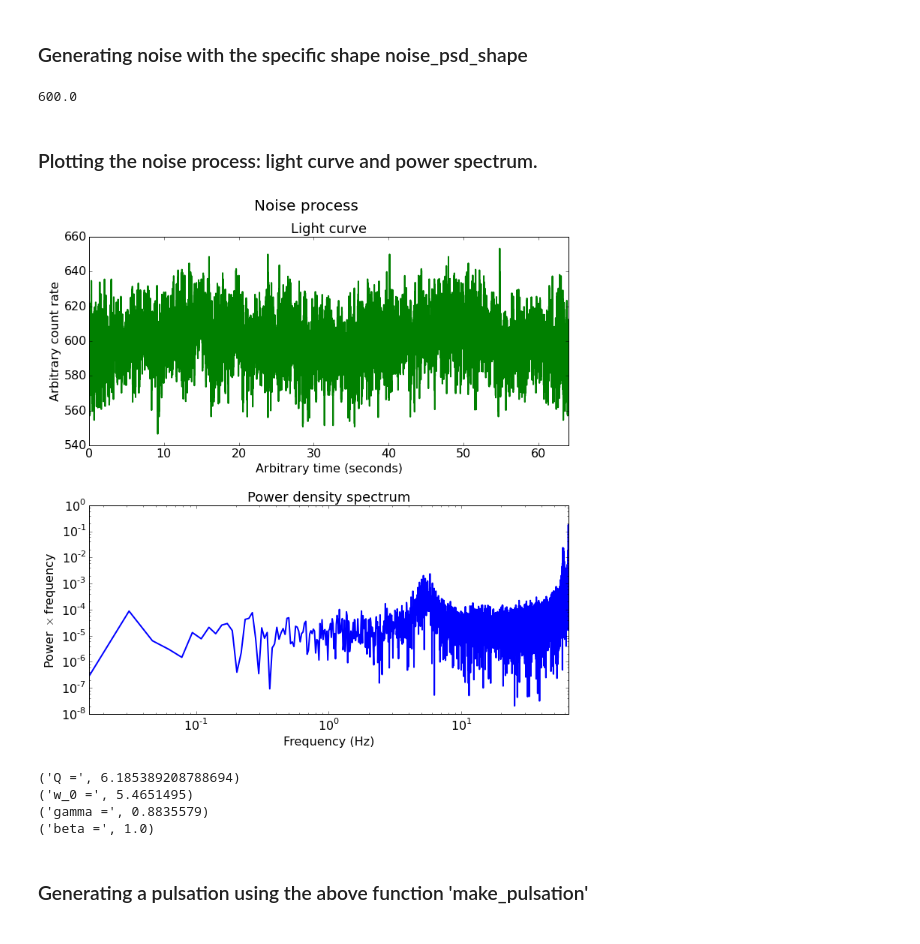
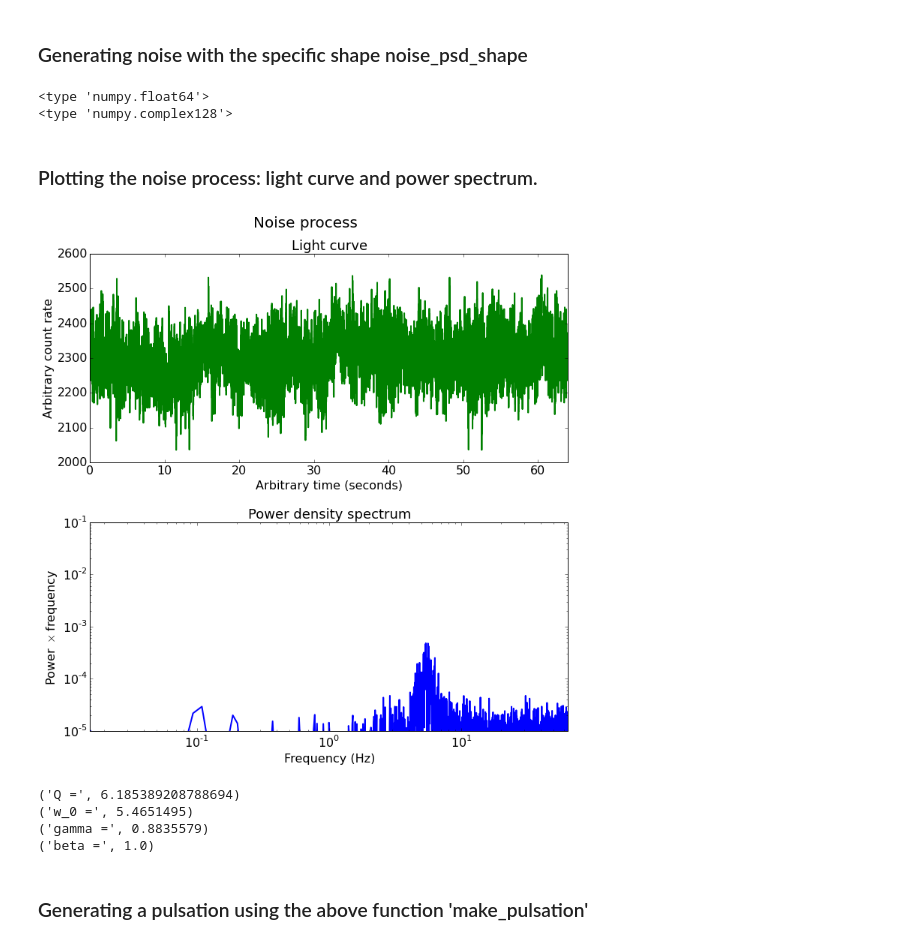
Before and after one commit to evandromr/whizzy_scripts, a Jupyter notebook: TimmerKoenig.ipynb, the cells around one changed output. Drawn from its saved outputs; the diff is of its cells as text; code cells hidden in the pictures.

Commit message:
Fixed high-frequency spike!! Also removed possibility for non-power-of-two length.

```diff
--- a/TimmerKoenig.ipynb
+++ b/TimmerKoenig.ipynb
@@ -88,14 +98,13 @@ nyquist = pos_freq[-1]
 # %% [markdown]
 ### Defining the psd shape of the noise
 # %%
-noise_psd_variance = 1e-6
+noise_psd_variance = 1e-7
+noise_mean_rate = 2300
 
 beta = 1.0  ## Negative slope of power law (negative is added later)
 ## For QPOs, Q factor is w_0 / gamma
-w_1 = 5.4651495  ## Centroid frequency of QPO 1
-gamma_1 = 0.8835579  ## FWHM of QPO 1
-# w_2 = 300  ## Centroid frequency of QPO 2
-# gamma_2 = 30  ## FWHM of QPO 2
+w_1 = 5.4651495  ## Centroid frequency of QPO
+gamma_1 = 0.8835579  ## FWHM of QPO
 
 Q = w_1 / float(gamma_1)
 print "Q =", Q
@@ -105,18 +114,15 @@ noise_psd_shape = noise_psd_variance * (lorentzian(pos_freq, w_1, gamma_1) + 0.1
 # noise_psd_shape = lorentzian(pos_freq, w_1, gamma_1) + lorentzian(pos_freq, w_2, gamma_2) + powerlaw(pos_freq, beta)
 # noise_psd_shape = lorentzian(pos_freq, w_1, gamma_1) + lorentzian(pos_freq, w_2, gamma_2)
 
-## If you get a 'divide by zero' runtime error, run this box again.
+## If you get a 'divide by zero' runtime error, run this box again. It's not a problem.
 # %% [output]
 Q = 6.18538920879
 # %% [markdown]
 ### Generating noise with the specific shape noise_psd_shape
 # %%
 rand_r = np.random.standard_normal(len(pos_freq))
-if n_bins%2 == 0:
-    rand_i = np.random.standard_normal(len(pos_freq)-1)
-    rand_i = np.append(rand_i, 0.0) # because the nyquist frequency should only have a real value
-else:
-    rand_i = np.random.standard_normal(len(pos_freq))
+rand_i = np.random.standard_normal(len(pos_freq)-1)
+rand_i = np.append(rand_i, 0.0) # because the nyquist frequency should only have a real value
 
 ## Creating the real and imaginary values from the lists of random numbers and the frequencies
 r_values = rand_r * np.sqrt(0.5 * noise_psd_shape)
@@ -126,34 +132,28 @@ r_values[np.where(pos_freq == 0)] = 0
 i_values[np.where(pos_freq == 0)] = 0
 
 FT_pos = r_values + i_values*1j
-
-if pos_freq[0] == 0:
-    FT_neg = np.conj(FT_pos[1:-1])
-else:
-    FT_neg = np.conj(FT_pos)
-
-noise_mean_rate = 600
+FT_neg = np.conj(FT_pos[1:-1])
 
 FT = np.append(FT_pos, FT_neg)
 FT = inv_frac_rms2_norm(FT, dt, n_bins, noise_mean_rate)
 
 noise_unnorm_power = np.absolute(FT) ** 2
-noise_unnorm_power = noise_unnorm_power[0:len(pos_freq)]
 # noise_power[np.where(noise_power < 0)] = 0
-# noise_power = 2.0 * noise_unnorm_power * dt / float(n_bins) / (noise_mean_rate ** 2)
 
-noise_lc = fftpack.ifft(FT).real + noise_mean_rate
-# noise_lc = fftpack.ifft(FT).real
-print np.mean(noise_lc)
+## Just deal with the plotting error this gives you. Using ifft(FT).real gives big issues.
+noise_lc = fftpack.ifft(FT) + noise_mean_rate
+noise_power = np.absolute(fftpack.fft(noise_lc))**2
 
-noise_power = np.absolute(fftpack.fft(noise_lc))**2 * 2.0 * dt / float(n_bins) / (noise_mean_rate **2)
-# # noise_power = fftpack.fft(noise_lc)
+noise_power *= 2.0 * dt / float(n_bins) / (noise_mean_rate **2)
+print type(noise_power[1])
+print type(noise_lc[1])
 noise_power = noise_power[0:len(pos_freq)]
 time_bins = np.arange(n_bins)
 time = time_bins * dt
 ## If you get a 'divide by zero' runtime error, run this box again.
 # %% [output]
-600.0
+<type 'numpy.float64'>
+<type 'numpy.complex128'>
 # %% [markdown]
 ### Plotting the noise process: light curve and power spectrum.
 # %%
@@ -169,35 +169,35 @@ ax1.set_xlabel('Arbitrary time (seconds)', fontsize=16)
 ax1.set_ylabel('Arbitrary count rate', fontsize=16)
 # ax1.set_xlim(0,0.3)
 ax1.set_xlim(np.min(time), np.max(time))
 # ax1.set_ylim(0,)
 ax1.tick_params(axis='x', labelsize=16, bottom=True, top=True, labelbottom=True, labeltop=False)
 ax1.tick_params(axis='y', labelsize=16, left=True, right=True, labelleft=True, labelright=False)
 ax1.set_title('Light curve', fontsize=18)
 
 # ax2.plot(pos_freq, pulse_power * pos_freq, linewidth=2.0)
 ax2.plot(pos_freq, npn_noise, linewidth=2.0)
 ax2.set_xscale('log')
 ax2.set_yscale('log')
 ax2.set_xlabel(r'Frequency (Hz)', fontsize=16)
 # ax2.set_ylabel(r'$\nu$ * P($\nu$) (frac. rms$^2$ $\cdot$ Hz)', fontsize=16)
 ax2.set_ylabel(r'Power $\times$ frequency', fontsize=16)
 ax2.set_xlim(0, nyquist)
 # ax2.set_xlim(0,200)
-# ax2.set_ylim(1e-5, 1e-1)
+ax2.set_ylim(1e-5, 1e-1)
 ax2.tick_params(axis='x', labelsize=16, bottom=True, top=True, labelbottom=True, labeltop=False)
 ax2.tick_params(axis='y', labelsize=16, left=True, right=True, labelleft=True, labelright=False)
 ax2.set_title('Power density spectrum', fontsize=18)
 
 fig.tight_layout(pad=1.0, h_pad=2.0)
 plt.show()
 
 # print np.var(noise_power, ddof=1)
 print("Q =", Q)
 print("w_0 =", w_1)
 print("gamma =", gamma_1)
 print("beta =", beta)
 # %% [output]
-[figure, old version]
+[figure, new version]
 ('Q =', 6.185389208788694)
 ('w_0 =', 5.4651495)
 ('gamma =', 0.8835579)
```
Also changed, not shown: parts of 9 cells of this notebook.
